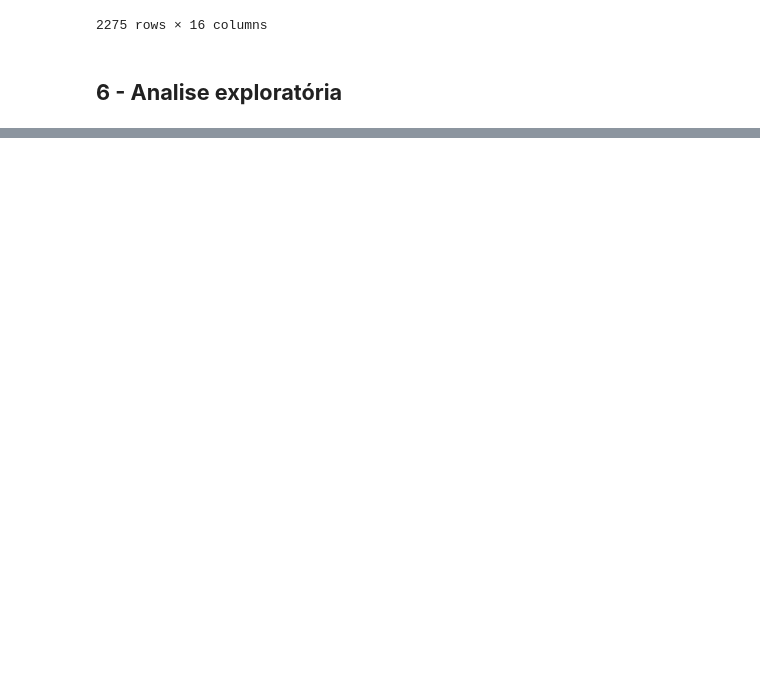
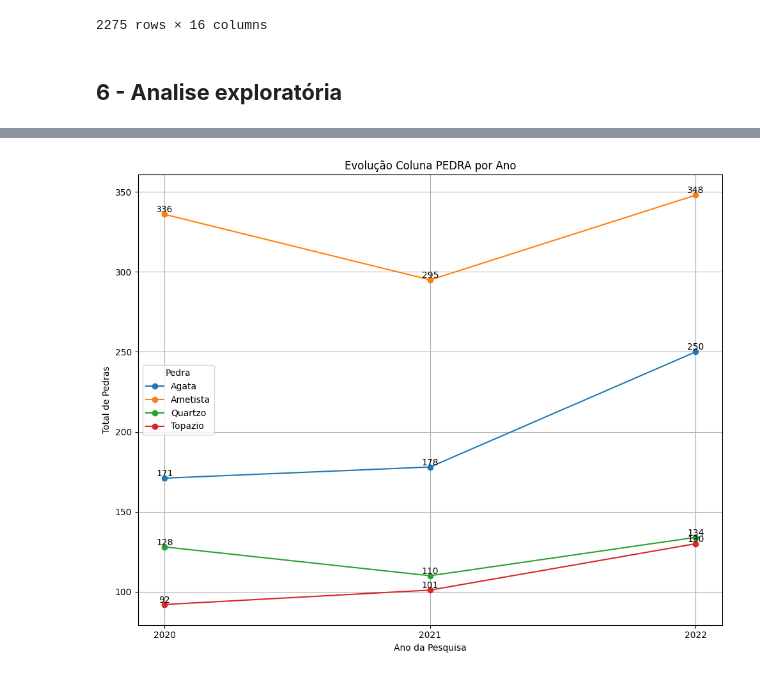
Before and after one commit to r-zambotti/Data_Analytics_Datathon_Grupo-60, a Jupyter notebook: Data_Analytics_Datathon_Grupo_60.ipynb, the cells around one changed output, grey strips where cells are left out. Drawn from its saved outputs; the diff is of its cells as text; code cells hidden in the pictures; blank space fills up the shorter version.

```diff
--- a/Data_Analytics_Datathon_Grupo_60.ipynb
+++ b/Data_Analytics_Datathon_Grupo_60.ipynb
@@ -342,0 +369,17 @@ df_alunos_tratado
+# %%
+plt.figure(figsize=(10, 8))
+for column in pedra_por_ano.columns:
+    plt.plot(pedra_por_ano.index, pedra_por_ano[column], marker='o', label=column)
+    for i, count in enumerate(pedra_por_ano[column]):
+        plt.text(pedra_por_ano.index[i], count, str(count), ha='center', va='bottom') # adiciona o total de cada ano
+
+plt.title('Evolução Coluna PEDRA por Ano')
+plt.xlabel('Ano da Pesquisa')
+plt.ylabel('Total de Pedras')
+plt.legend(title='Pedra')
+plt.grid(True)
+plt.xticks(pedra_por_ano.index)
+plt.tight_layout()
+plt.show()
+# %% [output]
+[figure, added]
```
Also changed, not shown: parts of 4 cells of this notebook.
